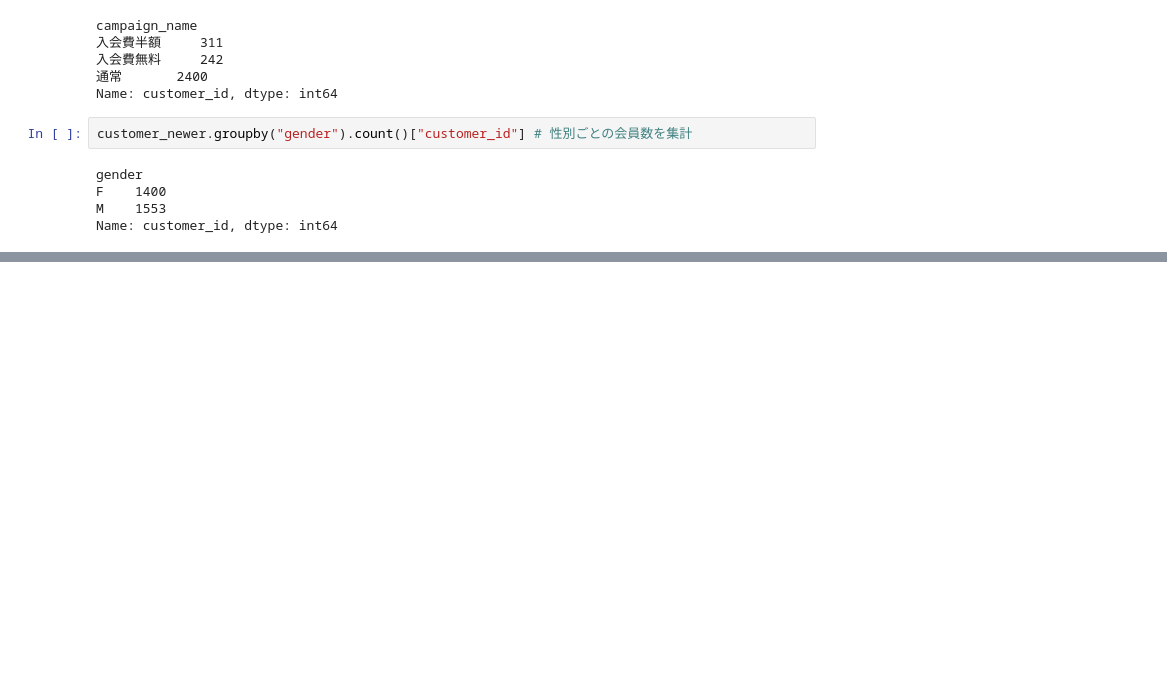
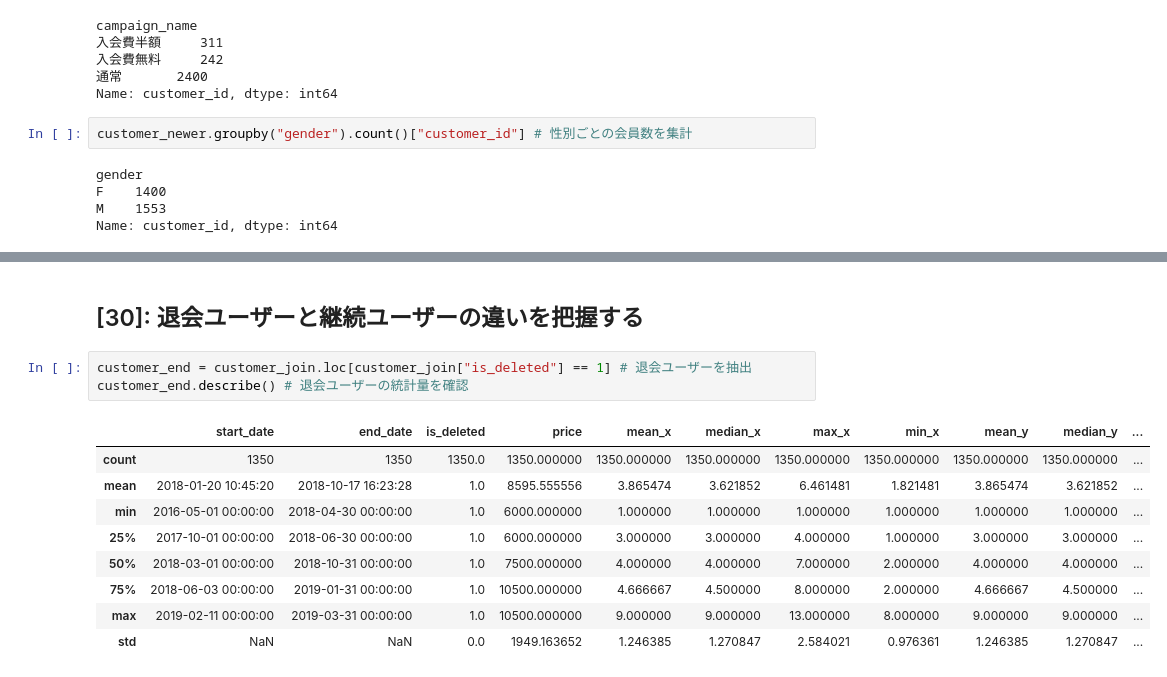
Before and after one commit to Snoge1130/python100knock_1_ch03, a Jupyter notebook: 21_30.ipynb, the cells around one changed output, grey strips where cells are left out. Cells and saved outputs as stored; diff of their text form; blank space fills up the shorter version.

```diff
--- a/21_30.ipynb
+++ b/21_30.ipynb
@@ -172,0 +512,15 @@ Name: customer_id, dtype: int64
+# %% [markdown]
+## [30]: 退会ユーザーと継続ユーザーの違いを把握する
+# %%
+customer_end = customer_join.loc[customer_join["is_deleted"] == 1] # 退会ユーザーを抽出
+customer_end.describe() # 退会ユーザーの統計量を確認
+# %% [output]
+|  | start_date | end_date | is_deleted | price | mean_x | median_x | max_x | min_x | mean_y | median_y | ... |
+| count | 1350 | 1350 | 1350.0 | 1350.000000 | 1350.000000 | 1350.000000 | 1350.000000 | 1350.000000 | 1350.000000 | 1350.000000 | ... |
+| mean | 2018-01-20 10:45:20 | 2018-10-17 16:23:28 | 1.0 | 8595.555556 | 3.865474 | 3.621852 | 6.461481 | 1.821481 | 3.865474 | 3.621852 | ... |
+| min | 2016-05-01 00:00:00 | 2018-04-30 00:00:00 | 1.0 | 6000.000000 | 1.000000 | 1.000000 | 1.000000 | 1.000000 | 1.000000 | 1.000000 | ... |
+| 25% | 2017-10-01 00:00:00 | 2018-06-30 00:00:00 | 1.0 | 6000.000000 | 3.000000 | 3.000000 | 4.000000 | 1.000000 | 3.000000 | 3.000000 | ... |
+| 50% | 2018-03-01 00:00:00 | 2018-10-31 00:00:00 | 1.0 | 7500.000000 | 4.000000 | 4.000000 | 7.000000 | 2.000000 | 4.000000 | 4.000000 | ... |
+| 75% | 2018-06-03 00:00:00 | 2019-01-31 00:00:00 | 1.0 | 10500.000000 | 4.666667 | 4.500000 | 8.000000 | 2.000000 | 4.666667 | 4.500000 | ... |
+| max | 2019-02-11 00:00:00 | 2019-03-31 00:00:00 | 1.0 | 10500.000000 | 9.000000 | 9.000000 | 13.000000 | 8.000000 | 9.000000 | 9.000000 | ... |
+| std | NaN | NaN | 0.0 | 1949.163652 | 1.246385 | 1.270847 | 2.584021 | 0.976361 | 1.246385 | 1.270847 | ... |
```
Also changed, not shown: parts of 22 cells of this notebook, 1 other file.
